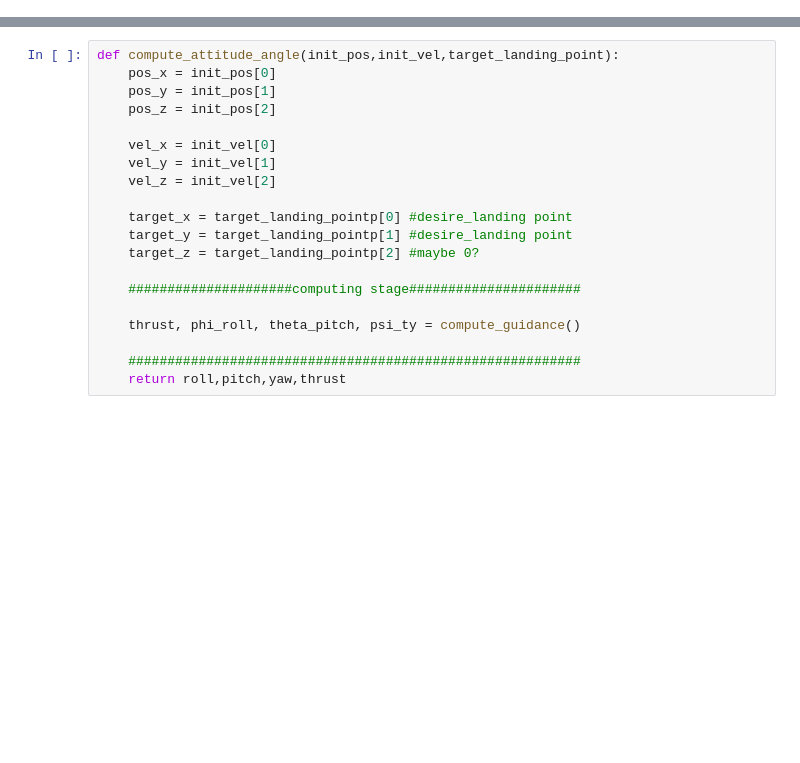
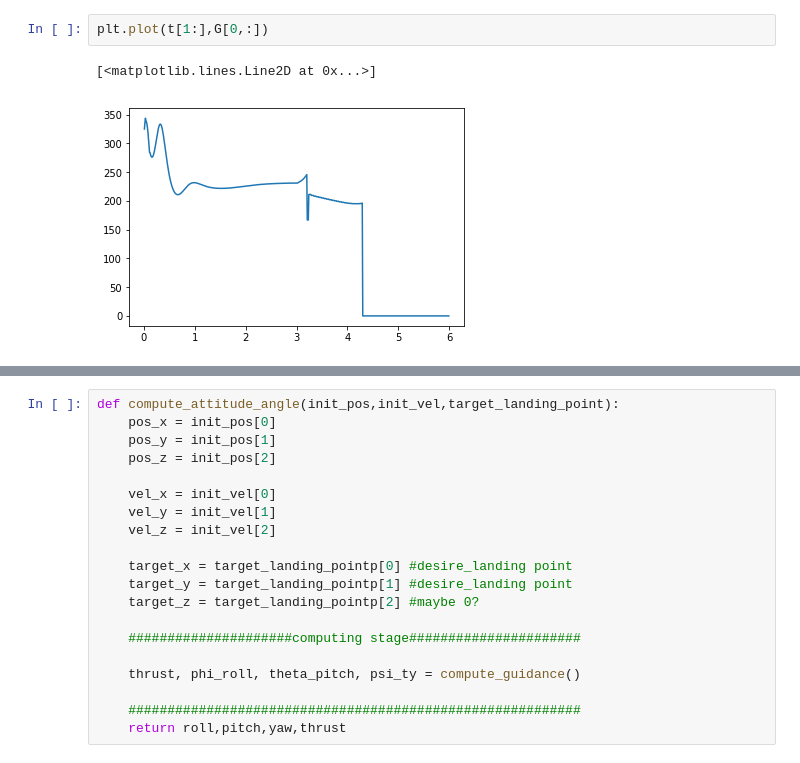
Before and after one commit to acsl-inha/drone_simulation, a Jupyter notebook: src/Euler_angle_guidance.ipynb, the cells around one changed output, grey strips where cells are left out. Drawn from its saved outputs; the diff is of its cells as text; blank space fills up the shorter version.

```diff
--- a/src/Euler_angle_guidance.ipynb
+++ b/src/Euler_angle_guidance.ipynb
@@ -171,0 +571,5 @@ print(elapsed_time)
+# %%
+plt.plot(t[1:],G[0,:])
+# %% [output]
+[<matplotlib.lines.Line2D at 0x...>]
+[figure, added]
```
Also changed, not shown: parts of 14 cells of this notebook, 5 other files.
